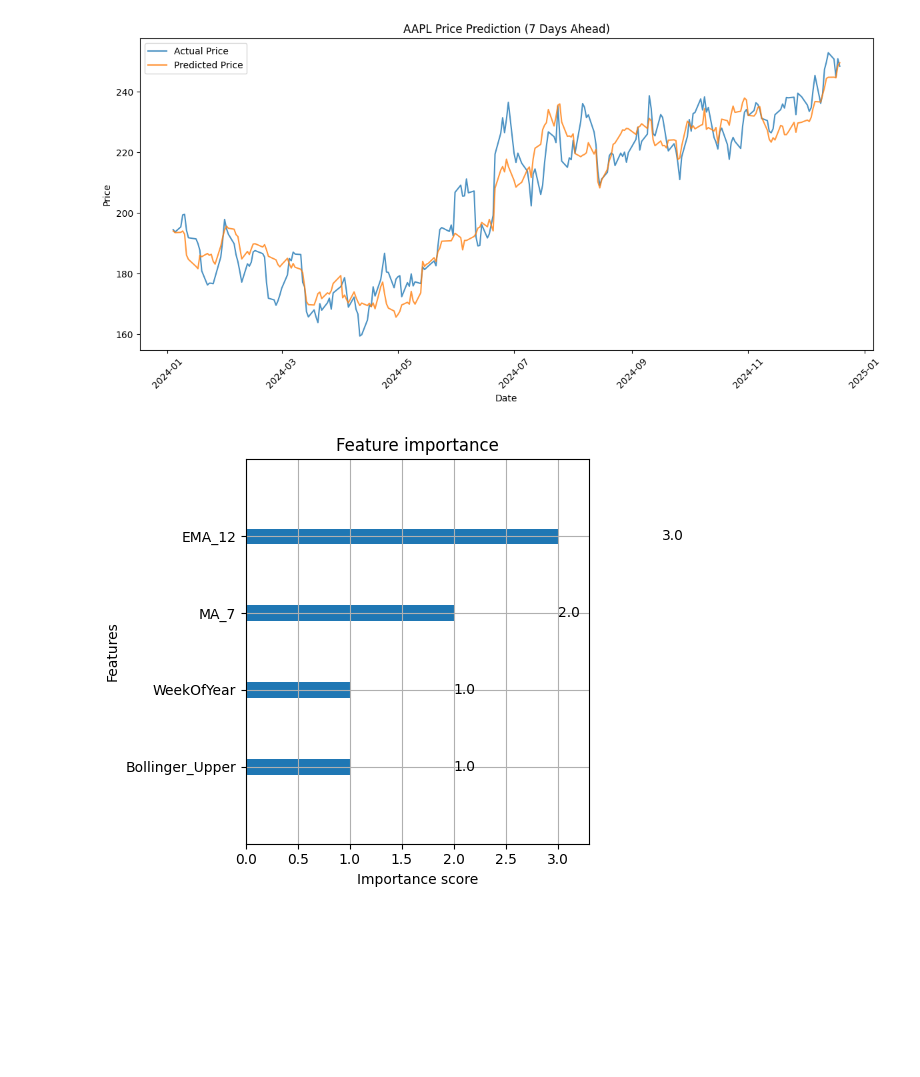
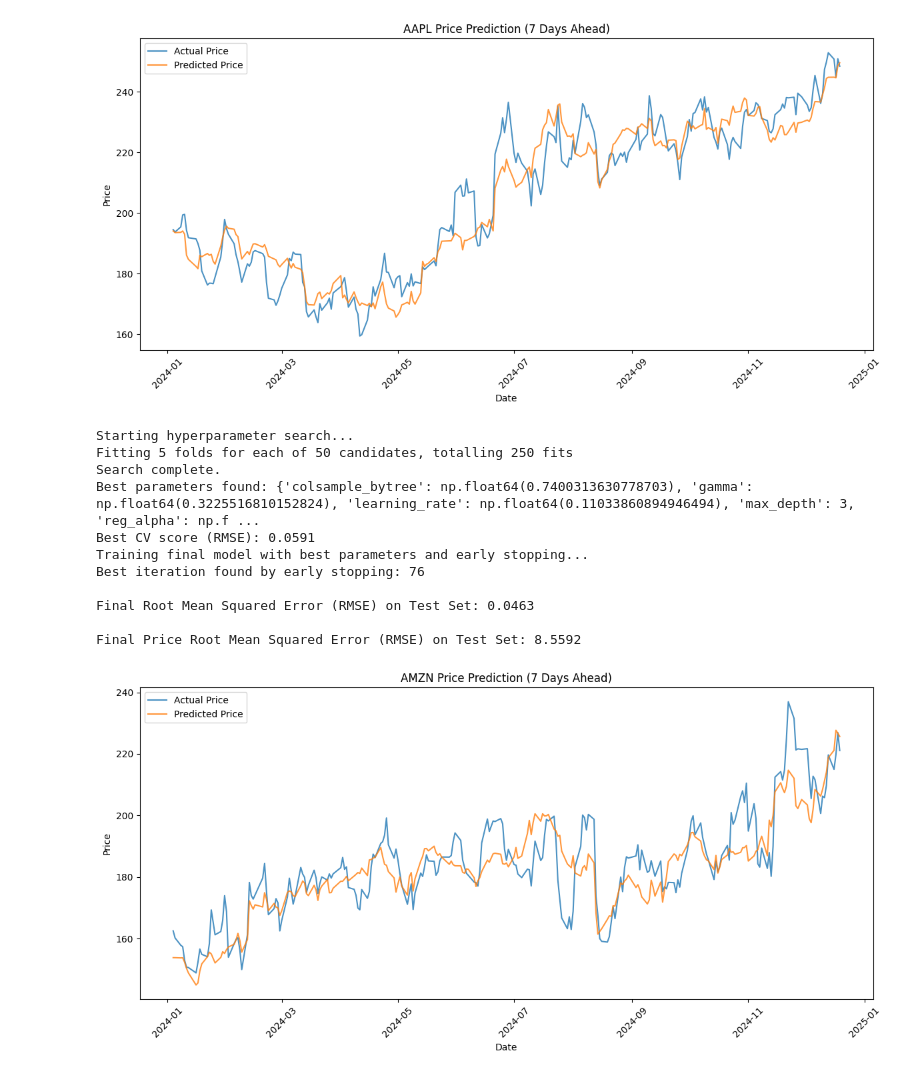
Before and after one commit to adhfmz8/stock-price-prediction, a Jupyter notebook: notebooks/02_model_testing.ipynb, the cells around one changed output. Cells and saved outputs as stored; diff of their text form; code cells hidden in the pictures; blank space fills up the shorter version.

```diff
--- a/notebooks/02_model_testing.ipynb
+++ b/notebooks/02_model_testing.ipynb
@@ -343,9 +342,45 @@ Final Root Mean Squared Error (RMSE) on Test Set: 0.0372
 
 Final Price Root Mean Squared Error (RMSE) on Test Set: 7.4448
 [figure]
-# %%
-xgb.plot_importance(model, max_num_features=20)  # Show top 20 features
-plt.tight_layout()
-plt.show()
-# %% [output]
-[figure, removed]
+# %%
+# Prepare data
+X_train, X_test, y_train, y_test, dates_test, base_prices_test = prepare_data(
+    AMZN_prices
+)
+
+# Train model
+model, y_pred_returns = tune_and_train_xgboost(
+    X_train, y_train, X_test, y_test
+)  # Model predicts returns
+
+predicted_prices = base_prices_test * (1 + y_pred_returns)
+actual_prices = base_prices_test * (1 + y_test)
+
+rmse_price = np.sqrt(mean_squared_error(actual_prices, predicted_prices))
+print(f"\nFinal Price Root Mean Squared Error (RMSE) on Test Set: {rmse_price:.4f}")
+
+
+# --- Plotting with actual dates ---
+plt.figure(figsize=(12, 6))
+plt.plot(dates_test, actual_prices, label="Actual Price", alpha=0.8)
+plt.plot(dates_test, predicted_prices, label="Predicted Price", alpha=0.8)
+plt.xlabel("Date")
+plt.ylabel("Price")
+plt.title("AMZN Price Prediction (7 Days Ahead)")  # Add title
+plt.legend()
+plt.xticks(rotation=45)  # Rotate date labels if needed
+plt.tight_layout()  # Adjust layout
+plt.show()
+# %% [output]
+Starting hyperparameter search...
+Fitting 5 folds for each of 50 candidates, totalling 250 fits
+Search complete.
+Best parameters found: {'colsample_bytree': np.float64(0.7400313630778703), 'gamma': np.float64(0.3225516810152824), 'learning_rate': np.float64(0.11033860894946494), 'max_depth': 3, 'reg_alpha': np.f ...
+Best CV score (RMSE): 0.0591
+Training final model with best parameters and early stopping...
+Best iteration found by early stopping: 76
+
+Final Root Mean Squared Error (RMSE) on Test Set: 0.0463
+
+Final Price Root Mean Squared Error (RMSE) on Test Set: 8.5592
+[figure, added]
```
Also changed, not shown: parts of 13 cells of this notebook.
